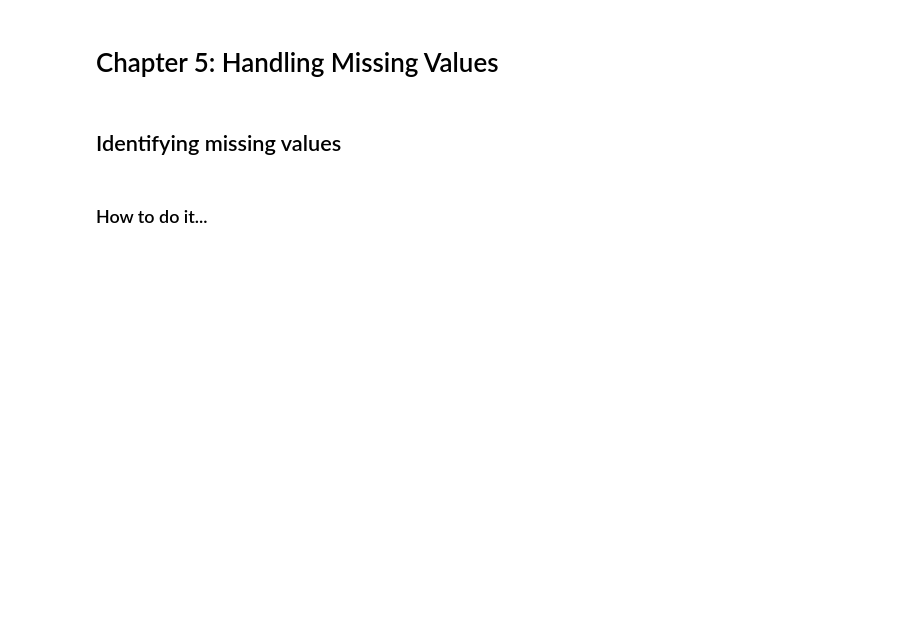
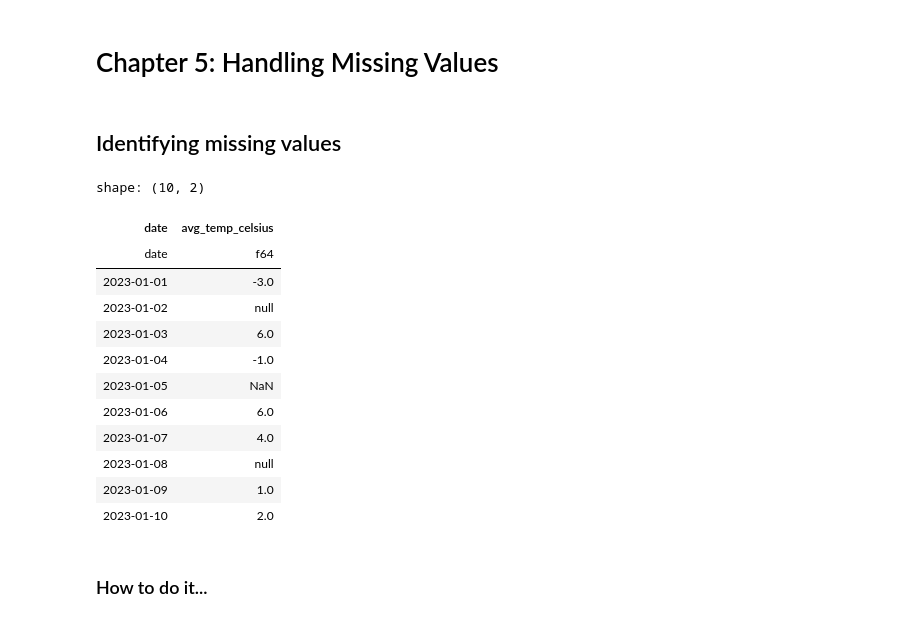
Before and after one commit to PacktPublishing/Polars-Cookbook, a Jupyter notebook: Chapter05/ch05.ipynb, the cells around one changed output. Cells and saved outputs as stored; diff of their text form; code cells hidden in the pictures; blank space fills up the shorter version.

```diff
--- a/Chapter05/ch05.ipynb
+++ b/Chapter05/ch05.ipynb
@@ -15,7 +30,21 @@ df = pl.DataFrame({
     'avg_temp_celsius': avg_temp_c_list
 }, strict=False)
 # %%
-df.head()
+df.head(10)
+# %% [output]
+shape: (10, 2)
+| date | avg_temp_celsius |
+| date | f64 |
+| 2023-01-01 | -3.0 |
+| 2023-01-02 | null |
+| 2023-01-03 | 6.0 |
+| 2023-01-04 | -1.0 |
+| 2023-01-05 | NaN |
+| 2023-01-06 | 6.0 |
+| 2023-01-07 | 4.0 |
+| 2023-01-08 | null |
+| 2023-01-09 | 1.0 |
+| 2023-01-10 | 2.0 |
 # %% [markdown]
 ### How to do it...
 # %%
```
Also changed, not shown: parts of 25 cells of this notebook.
